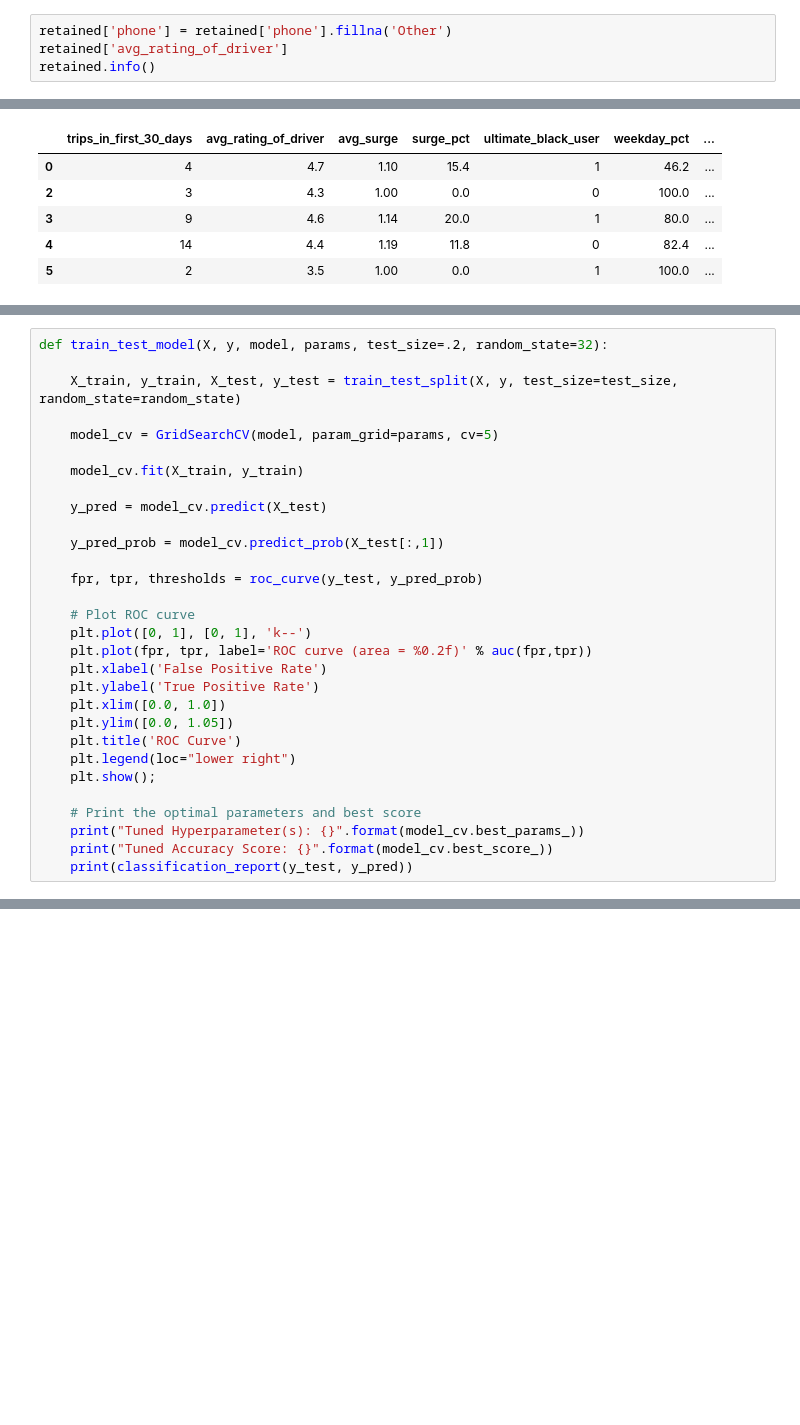
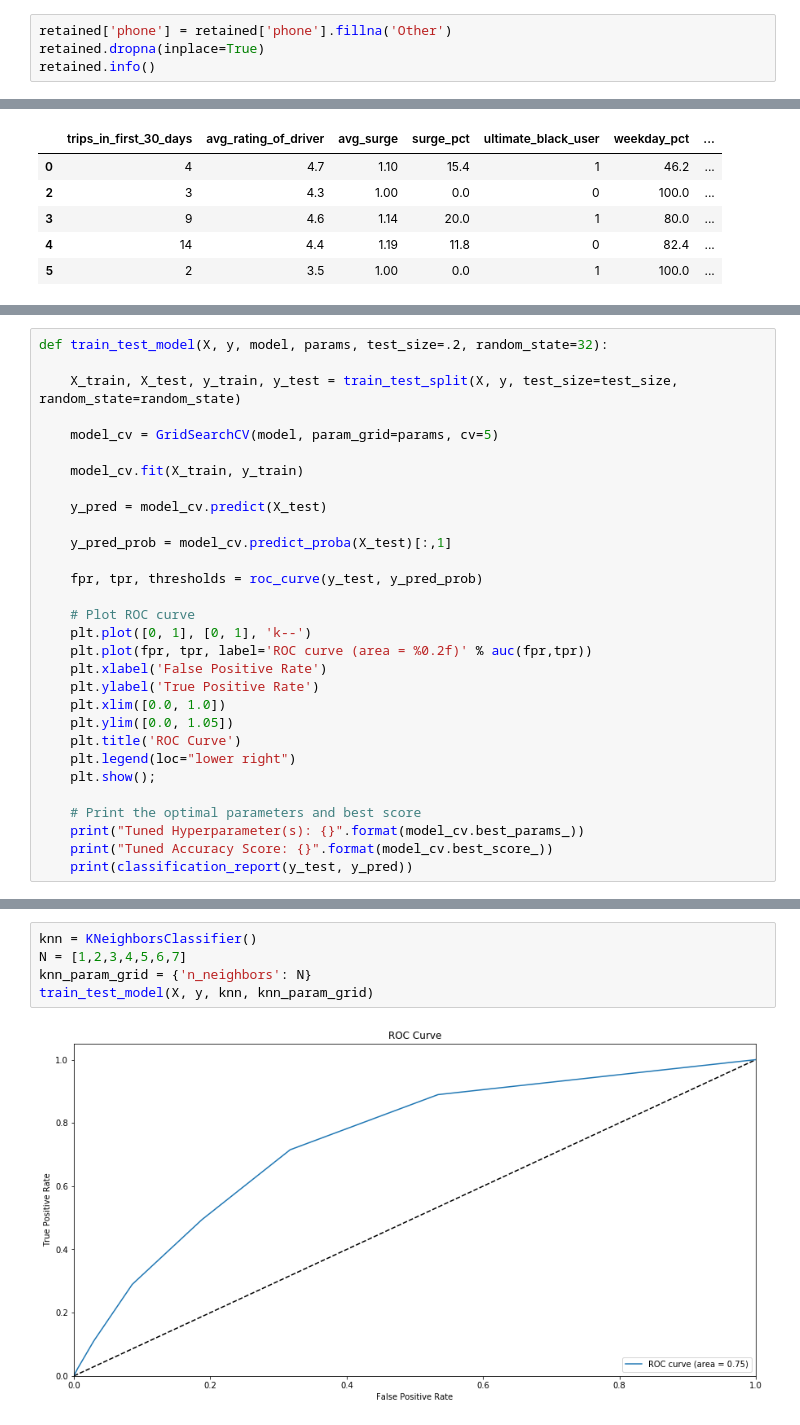
Before and after one commit to CJL89/Ultimate_Take_Home_Challenge, a Jupyter notebook: Ultimate_Take_Home_Challenge.ipynb, the cells around one changed output, grey strips where cells are left out. Cells and saved outputs as stored; diff of their text form; blank space fills up the shorter version.

```diff
--- a/Ultimate_Take_Home_Challenge.ipynb
+++ b/Ultimate_Take_Home_Challenge.ipynb
@@ -287,7 +277,7 @@ See the caveats in the documentation: http://pandas.pydata.org/pandas-docs/stabl
 | 5 | Winterfell | 2 | 2014-01-09 | 3.5 | 1.00 | 2014-06-06 | iPhone | ... |
 # %%
 retained['phone'] = retained['phone'].fillna('Other')
-retained['avg_rating_of_driver']
+retained.dropna(inplace=True)
 retained.info()
 # %% [output]
 <class 'pandas.core.frame.DataFrame'>
@@ -333,7 +340,7 @@ print(X.shape, y.shape)
 # %%
 def train_test_model(X, y, model, params, test_size=.2, random_state=32):
 
-    X_train, y_train, X_test, y_test = train_test_split(X, y, test_size=test_size, random_state=random_state)
+    X_train, X_test, y_train, y_test = train_test_split(X, y, test_size=test_size, random_state=random_state)
 
     model_cv = GridSearchCV(model, param_grid=params, cv=5)
 
@@ -341,7 +348,7 @@ def train_test_model(X, y, model, params, test_size=.2, random_state=32):
 
     y_pred = model_cv.predict(X_test)
 
-    y_pred_prob = model_cv.predict_prob(X_test[:,1])
+    y_pred_prob = model_cv.predict_proba(X_test)[:,1]
 
     fpr, tpr, thresholds = roc_curve(y_test, y_pred_prob)
 
@@ -370,0 +388,7 @@ ValueError: Input contains NaN, infinity or a value too large for dtype('float64
+# %%
+knn = KNeighborsClassifier()
+N = [1,2,3,4,5,6,7]
+knn_param_grid = {'n_neighbors': N}
+train_test_model(X, y, knn, knn_param_grid)
+# %% [output]
+[figure, added]
```
Also changed, not shown: parts of 18 cells of this notebook.
